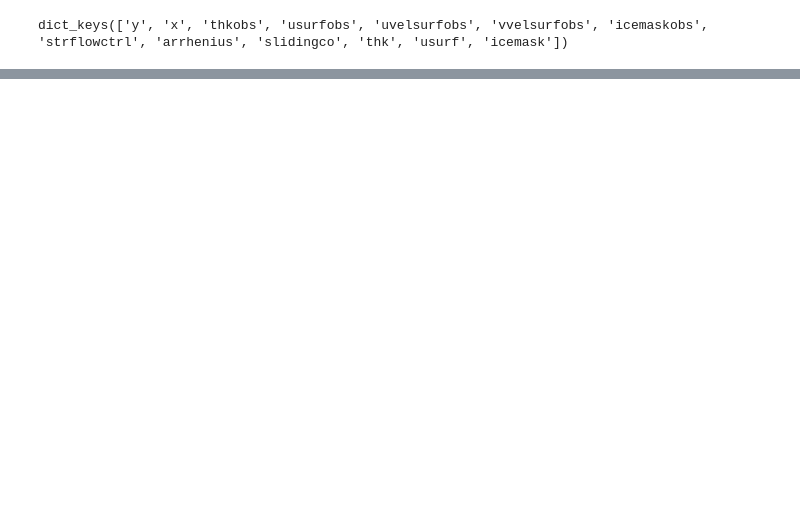
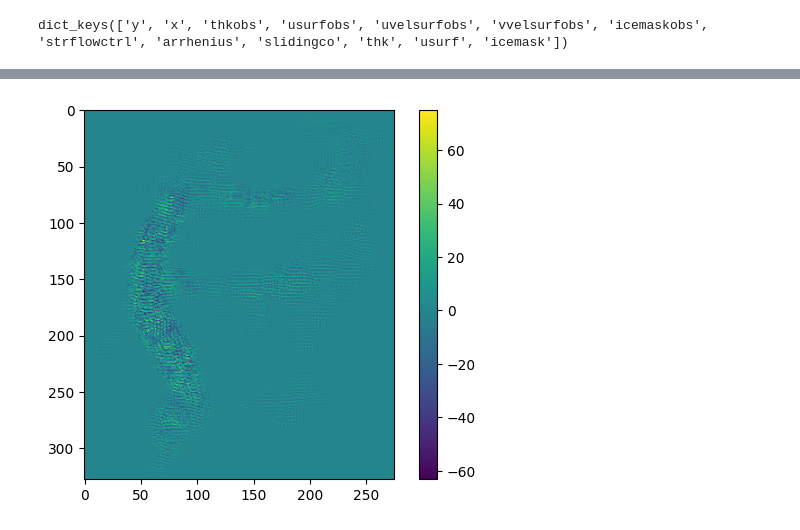
Before and after one commit to ethan-pierce/igm-alpine, a Jupyter notebook: mendenhall/inverse/outputs-cfsflow50/explore-output.ipynb, the cells around one changed output, grey strips where cells are left out. Cells and saved outputs as stored; diff of their text form; code cells hidden in the pictures; blank space fills up the shorter version.

```diff
--- a/mendenhall/inverse/outputs-cfsflow50/explore-output.ipynb
+++ b/mendenhall/inverse/outputs-cfsflow50/explore-output.ipynb
@@ -17,0 +24,6 @@ plt.show()
+# %%
+im = plt.imshow(geology['usurf'][:] - geology['usurfobs'][:])
+plt.colorbar(im)
+plt.show()
+# %% [output]
+[figure, added]
```
Also changed, not shown: parts of 2 cells of this notebook, 22 other files.
